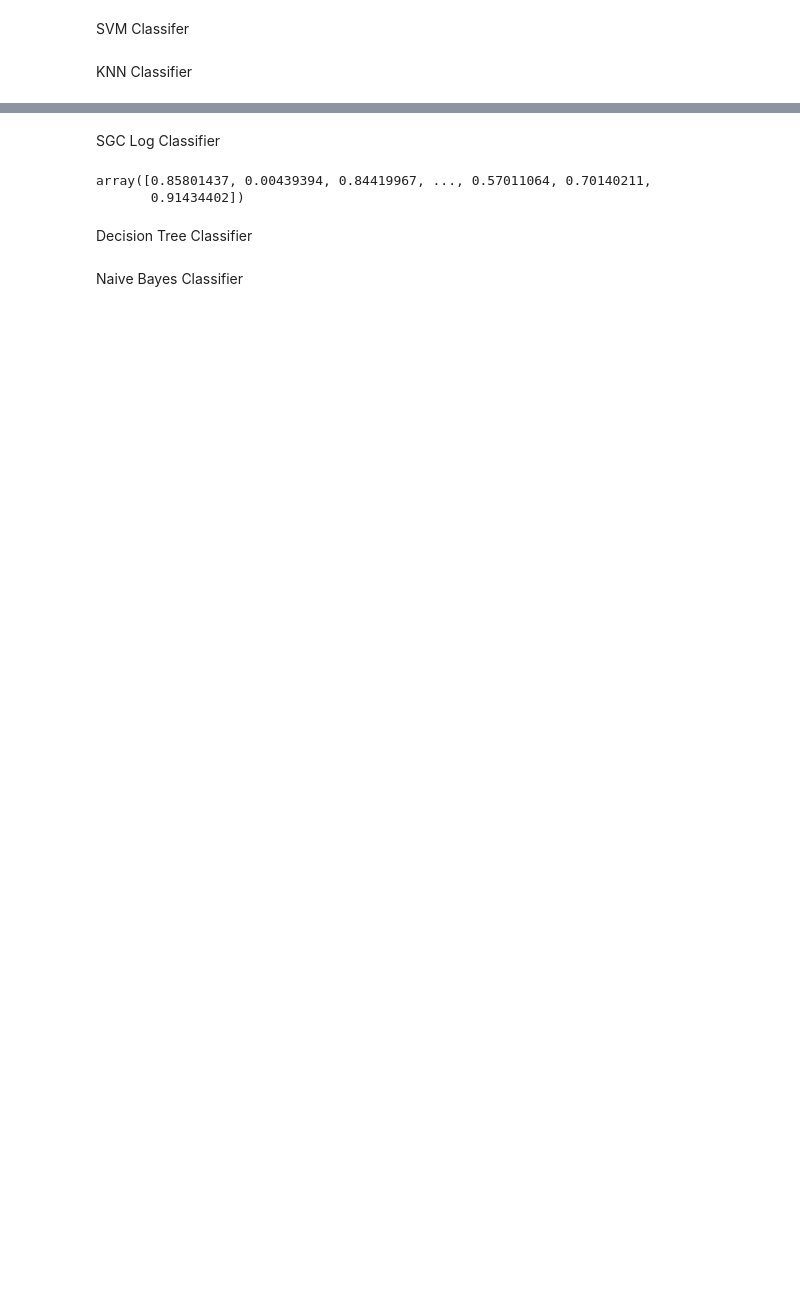
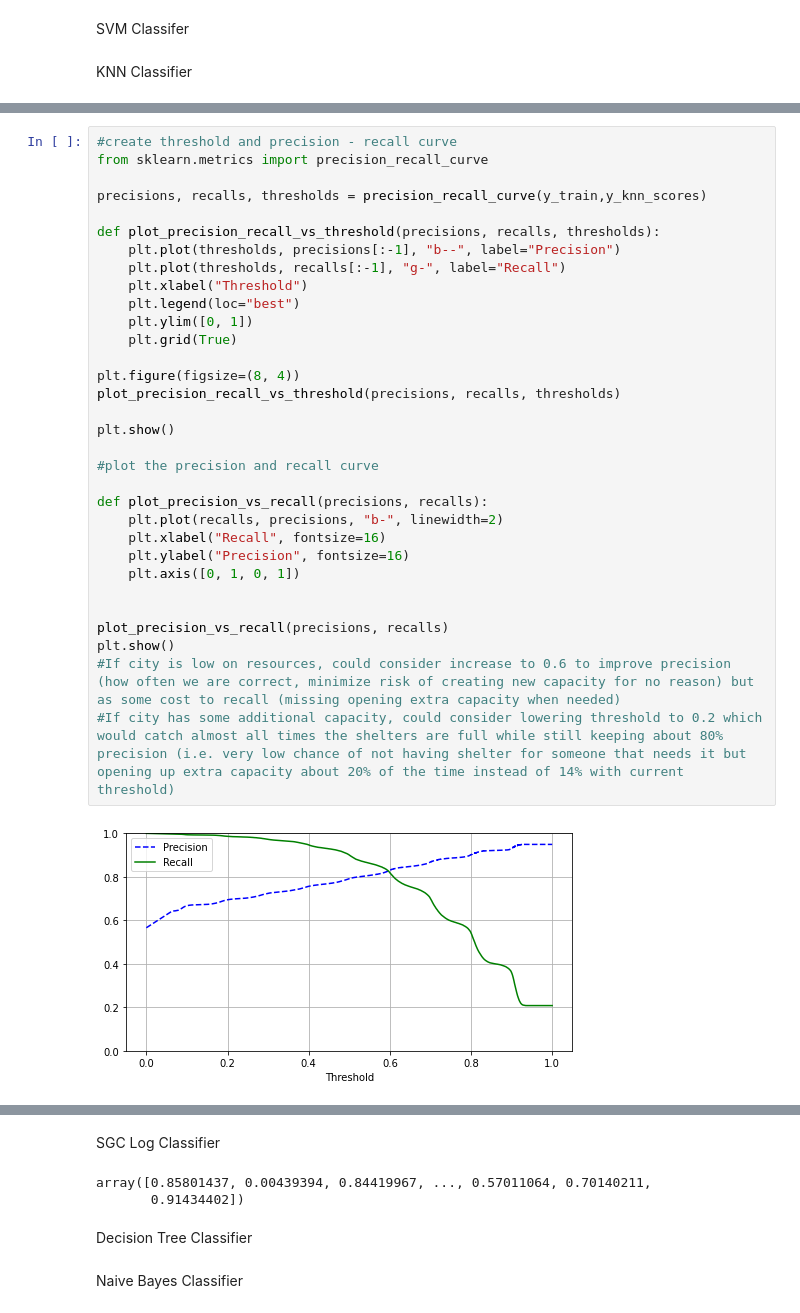
Before and after one commit to lowry777/3253-Project_Group-18, a Jupyter notebook: Group18_3253_Project-Toronto_Shelter_Occupancy.ipynb, the cells around one changed output, grey strips where cells are left out. Drawn from its saved outputs; the diff is of its cells as text; blank space fills up the shorter version.

```diff
--- a/Group18_3253_Project-Toronto_Shelter_Occupancy.ipynb
+++ b/Group18_3253_Project-Toronto_Shelter_Occupancy.ipynb
@@ -803,0 +950,34 @@ print('ROC AUC Score:', roc_auc_score(y_train, y_train_pred))
+# %%
+#create threshold and precision - recall curve
+from sklearn.metrics import precision_recall_curve
+
+precisions, recalls, thresholds = precision_recall_curve(y_train,y_knn_scores)
+
+def plot_precision_recall_vs_threshold(precisions, recalls, thresholds):
+    plt.plot(thresholds, precisions[:-1], "b--", label="Precision")
+    plt.plot(thresholds, recalls[:-1], "g-", label="Recall")
+    plt.xlabel("Threshold")
+    plt.legend(loc="best")
+    plt.ylim([0, 1])
+    plt.grid(True)
+
+plt.figure(figsize=(8, 4))
+plot_precision_recall_vs_threshold(precisions, recalls, thresholds)
+
+plt.show()
+
+#plot the precision and recall curve
+
+def plot_precision_vs_recall(precisions, recalls):
+    plt.plot(recalls, precisions, "b-", linewidth=2)
+    plt.xlabel("Recall", fontsize=16)
+    plt.ylabel("Precision", fontsize=16)
+    plt.axis([0, 1, 0, 1])
+
+
+plot_precision_vs_recall(precisions, recalls)
+plt.show()
+#If city is low on resources, could consider increase to 0.6 to improve precision (how often we are correct, minimize risk of creating new capacity for no reason) but as some cost to recall (missing opening extra capacity when needed)
+#If city has some additional capacity, could consider lowering threshold to 0.2 which would catch almost all times the shelters are full while still keeping about 80% precision (i.e. very low chance of not having shelter for someone that needs it but opening up extra capacity about 20% of the time instead of 14% with current threshold)
+# %% [output]
+[figure, added]
```
Also changed, not shown: parts of 23 cells of this notebook.
